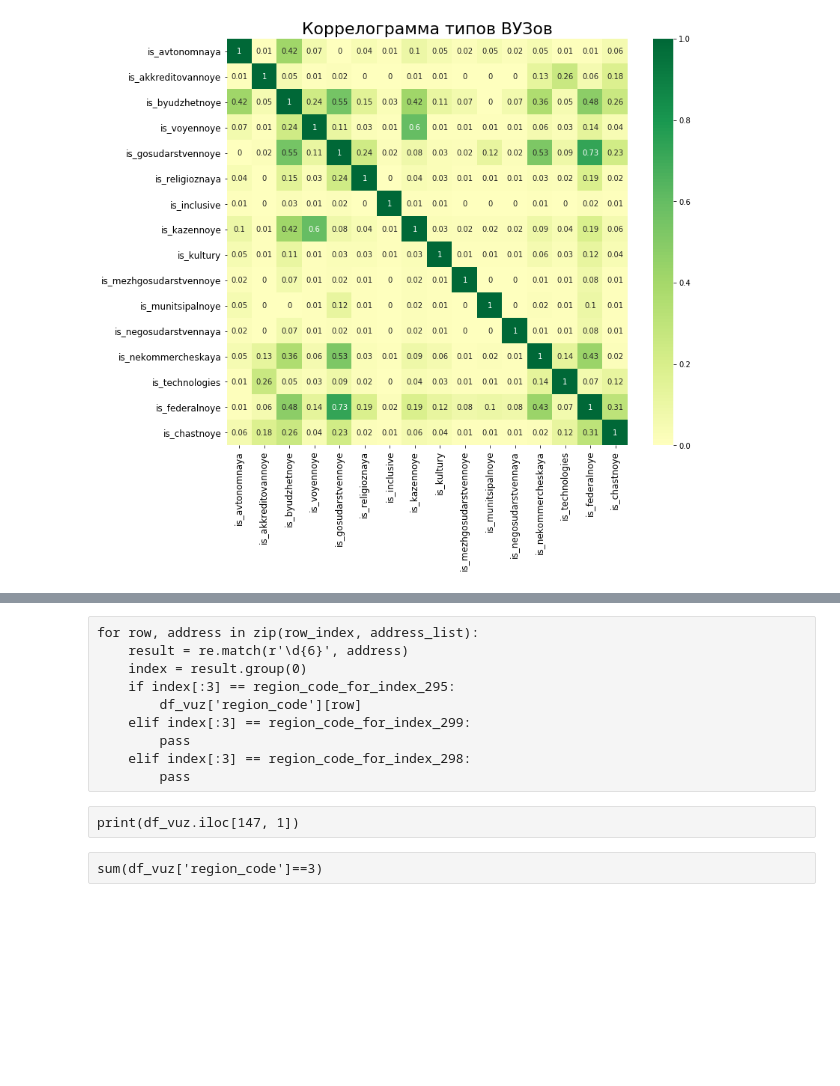
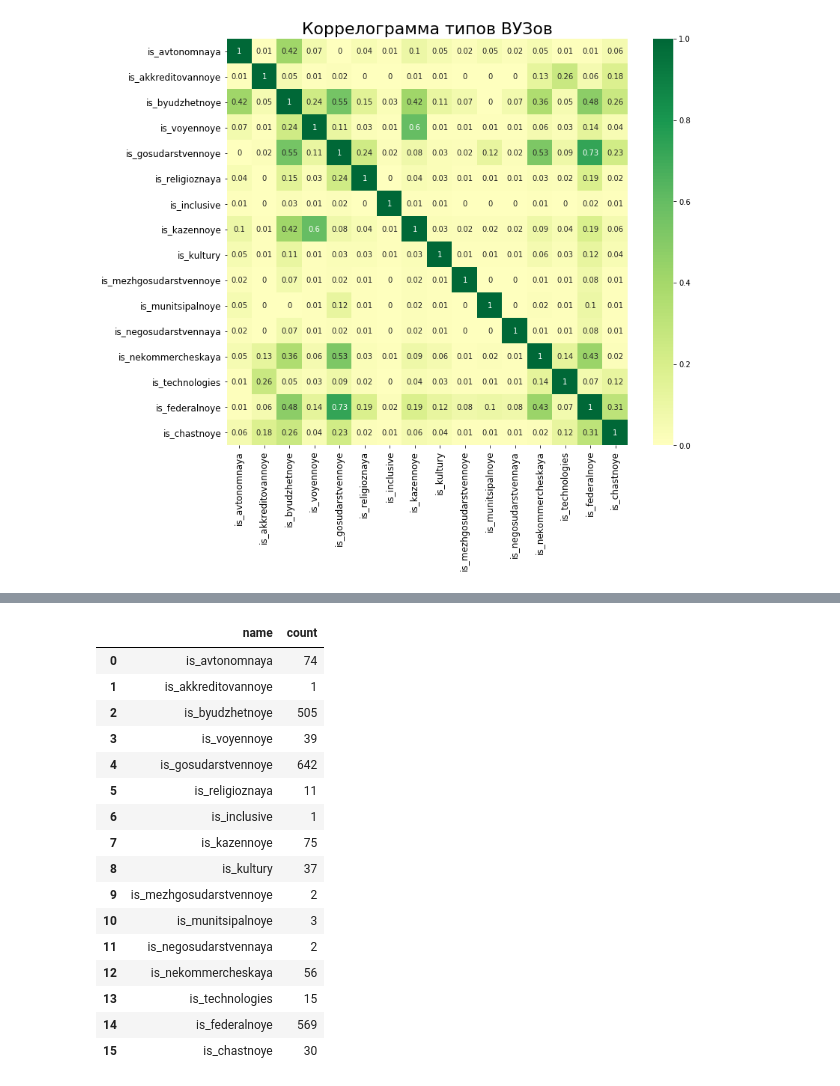
Before and after one commit to iconismo/data-contest-2020, a Jupyter notebook: notebooks/1-loading-inn.ipynb, the cells around one changed output, grey strips where cells are left out. Saved outputs shown, nothing was run; the diff lists cells and outputs as text; code cells hidden in the pictures; blank space fills up the shorter version.

```diff
--- a/notebooks/1-loading-inn.ipynb
+++ b/notebooks/1-loading-inn.ipynb
@@ -55,15 +95,30 @@ out_df_certificate.head()
 - INN - ИНН
 - FormName - Организационно правовая форма
 # %%
-rows = []
-actual_path = "./Certificates/Certificate/ActualEducationOrganization"
-for i in root.findall(actual_path):
-    full_name = getattr(i.find('FullName'), 'text', None)
-    post_address = getattr(i.find('PostAddress'), 'text', None)
-    ogrn = getattr(i.find('OGRN'), 'text', None)
-    inn = getattr(i.find('INN'), 'text', None)
-    form_name = getattr(i.find('FormName'), 'text', None)
-    rows.append({'full_name': full_name,
-                 'post_address': post_address,
-                 'inn': inn,
-                 'form_name': form_name})
+# %%pycodestyle
+data_dir = os.path.dirname(os.getcwd()) + '\\data\\raw'
+file_list = os.listdir(data_dir)
+if 'out_df_actual_education_organization.pickle' in file_list:
+    print('нашлось сохраненное out_df_actual_education_organization')
+    with open('..\\data\\raw\\out_df_actual_education_organization.pickle', 'rb') as f:
+        out_df_actual_education_organization = pickle.load(f)
+else:
+    rows = []
+    actual_path = "./Certificates/Certificate/ActualEducationOrganization"
+    for i in root.findall(actual_path):
+        full_name = getattr(i.find('FullName'), 'text', None)
+        post_address = getattr(i.find('PostAddress'), 'text', None)
+        ogrn = getattr(i.find('OGRN'), 'text', None)
+        inn = getattr(i.find('INN'), 'text', None)
+        form_name = getattr(i.find('FormName'), 'text', None)
+        rows.append({'full_name': full_name,
+                     'post_address': post_address,
+                     'inn': inn,
+                     'form_name': form_name})
+    df_cols = ['full_name',
+               'post_address',
+               'inn',
+               'form_name']
+    out_df_actual_education_organization = pd.DataFrame(rows, columns=df_cols)
+    with open('..\\data\\raw\\out_df_actual_education_organization.pickle', 'wb') as f:
+        pickle.dump(out_df_actual_education_organization, f)
@@ -363,14 +377,24 @@ region_code_for_index_298 = 91
-# %% [raw]
-for row, address in zip(row_index, address_list):
-    result = re.match(r'\d{6}', address)
-    index = result.group(0)
-    if index[:3] == region_code_for_index_295:
-        df_vuz['region_code'][row]
-    elif index[:3] == region_code_for_index_299:
-        pass
-    elif index[:3] == region_code_for_index_298:
-        pass
-# %% [raw]
-print(df_vuz.iloc[147, 1])
-# %% [raw]
-sum(df_vuz['region_code']==3)
+# %%
+cat_count = X.sum()
+cat_count_df = pd.DataFrame()
+cat_count_df['name'] = cat_count.index
+cat_count_df['count'] = cat_count.values
+cat_count_df
+# %% [output]
+|  | name | count |
+| 0 | is_avtonomnaya | 74 |
+| 1 | is_akkreditovannoye | 1 |
+| 2 | is_byudzhetnoye | 505 |
+| 3 | is_voyennoye | 39 |
+| 4 | is_gosudarstvennoye | 642 |
+| 5 | is_religioznaya | 11 |
+| 6 | is_inclusive | 1 |
+| 7 | is_kazennoye | 75 |
+| 8 | is_kultury | 37 |
+| 9 | is_mezhgosudarstvennoye | 2 |
+| 10 | is_munitsipalnoye | 3 |
+| 11 | is_negosudarstvennaya | 2 |
+| 12 | is_nekommercheskaya | 56 |
+| 13 | is_technologies | 15 |
+| 14 | is_federalnoye | 569 |
+| 15 | is_chastnoye | 30 |
```
Also changed, not shown: parts of 46 cells of this notebook, 5 other files.
